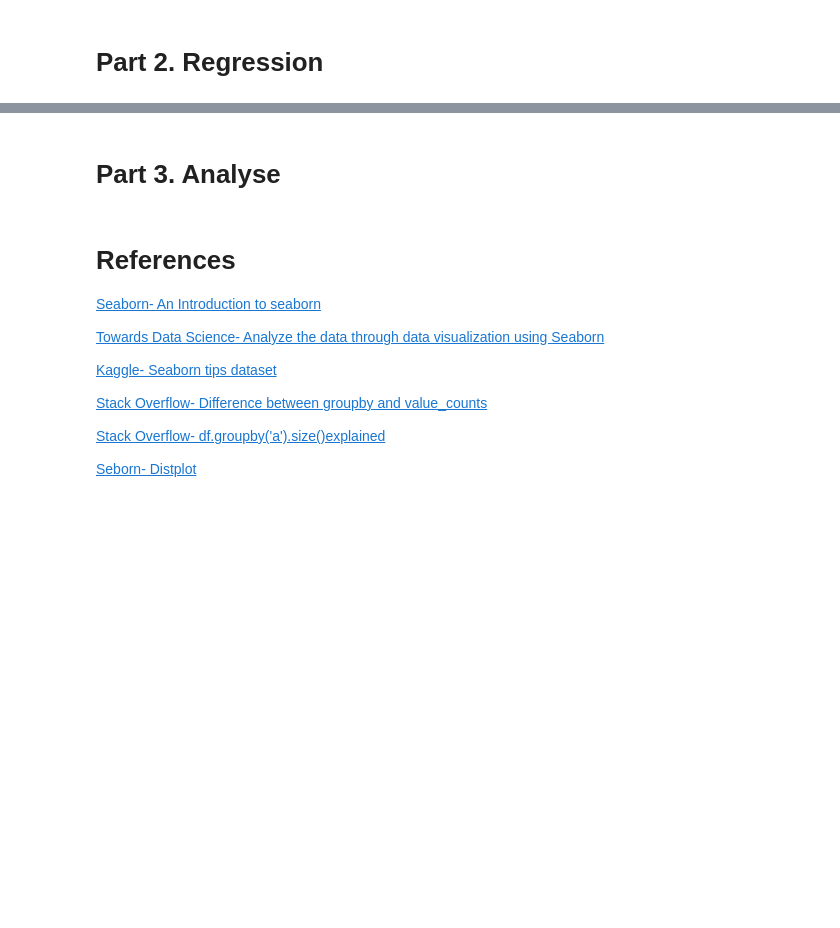
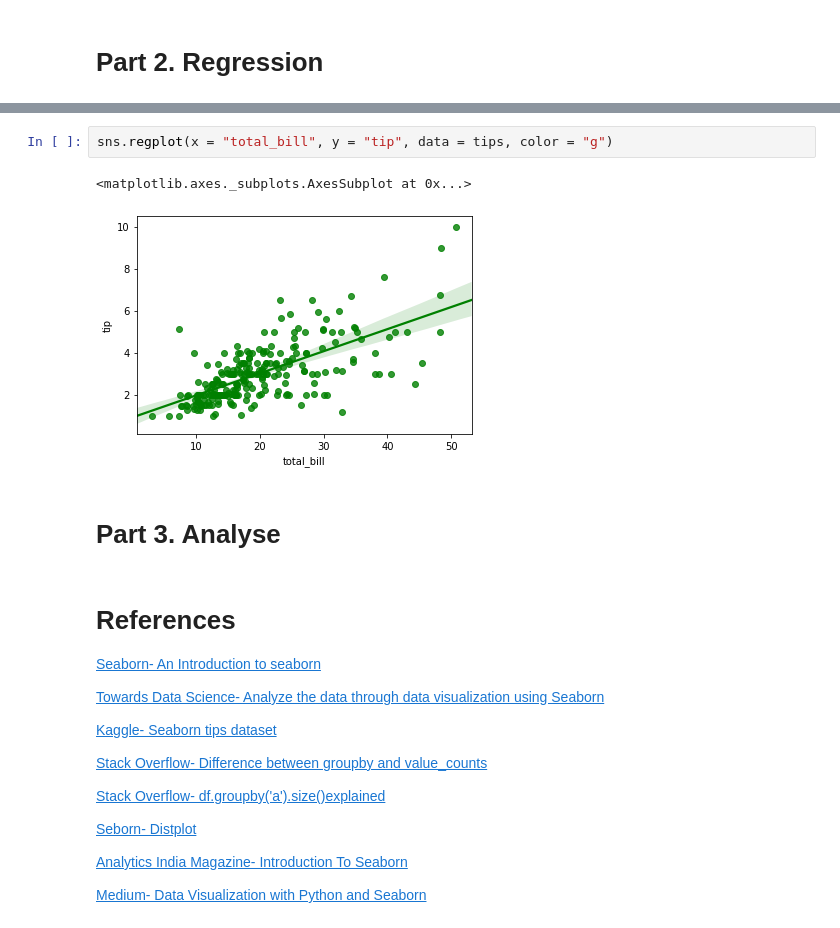
Before and after one commit to amacuga/fundamentals-assessment, a Jupyter notebook: Assessment.ipynb, the cells around one changed output, grey strips where cells are left out. Cells and saved outputs as stored; diff of their text form; blank space fills up the shorter version.

```diff
--- a/Assessment.ipynb
+++ b/Assessment.ipynb
@@ -216,3 +232,8 @@ Males in party with smokers were the most often paying on Saturday during the Di
+# %%
+sns.regplot(x = "total_bill", y = "tip", data = tips, color = "g")
+# %% [output]
+<matplotlib.axes._subplots.AxesSubplot at 0x...>
+[figure, added]
 # %% [markdown]
 # Part 3. Analyse
 # %% [markdown]
@@ -230,3 +251,7 @@ Males in party with smokers were the most often paying on Saturday during the Di
 [Stack Overflow- df.groupby('a').size()explained](https://stackoverflow.com/a/38703649)
 
 [Seborn- Distplot](https://seaborn.pydata.org/generated/seaborn.distplot.html)
+
+[Analytics India Magazine- Introduction To Seaborn](https://analyticsindiamag.com/a-simple-introduction-to-pythons-seaborn-library/)
+
+[Medium- Data Visualization with Python and Seaborn](https://medium.com/@neuralnets/data-visualization-with-python-and-seaborn-part-4-9b0119887130)
```
Also changed, not shown: parts of 6 cells of this notebook.
